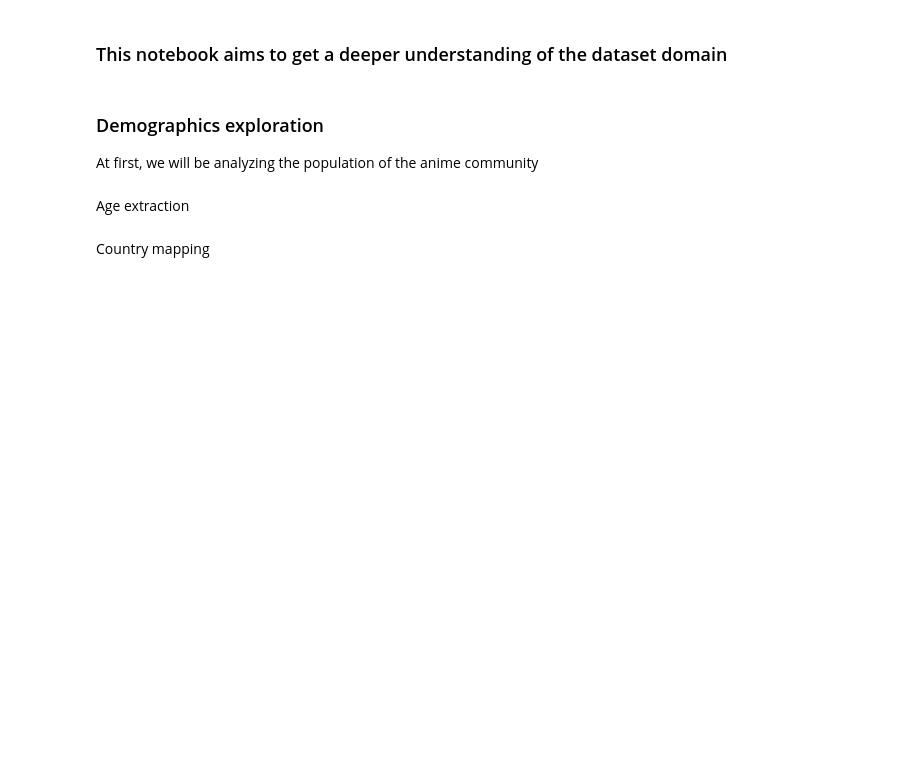
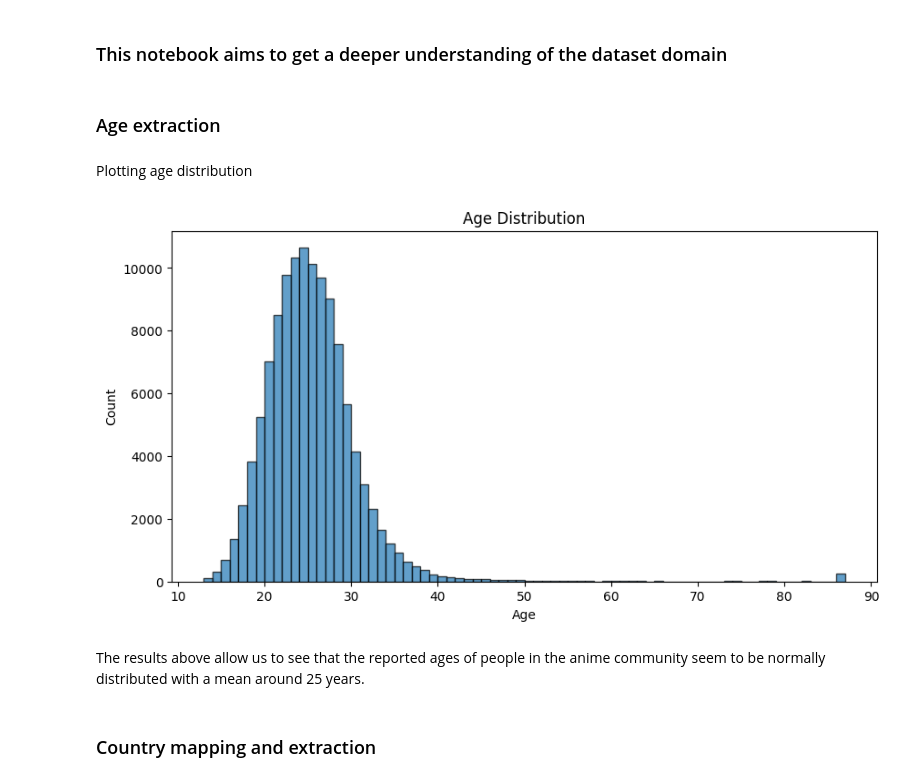
Before and after one commit to SafonovO/MyAnimeList-analysis, a Jupyter notebook: DataExploration.ipynb, the cells around one changed output. Cells and saved outputs as stored; diff of their text form; code cells hidden in the pictures; blank space fills up the shorter version.

```diff
--- a/DataExploration.ipynb
+++ b/DataExploration.ipynb
@@ -7,11 +7,8 @@ import geopandas as gpd
 import matplotlib.pyplot as plt
 from datetime import datetime
 from matplotlib import colors as mcolors
-# %% [markdown]
-### Demographics exploration
-At first, we will be analyzing the population of the anime community
 # %% [markdown]
-Age extraction
+### Age extraction
 # %%
 users = pd.read_csv('Data/userlist_filt.csv')
 users['birth_date'] = pd.to_datetime(users['birth_date'],errors='coerce')
@@ -20,6 +17,19 @@ users = users[users['age'] > 12] # While there is no minimum age, its unlikely t
 ages = users.groupby('age').size().reset_index(name='count')
 ages_expanded = ages.loc[ages.index.repeat(ages['count'])]['age']
 ages['age'] = ages['age'].astype('int64')
+# %% [markdown]
+Plotting age distribution
+# %%
+fig, ax = plt.subplots(1, figsize=(10, 5))
+ax.hist(ages_expanded, bins=range(min(ages['age']), max(ages['age'])), edgecolor='black', alpha=0.7)
+ax.set_title('Age Distribution')
+ax.set_xlabel('Age')
+ax.set_ylabel('Count')
+plt.show()
+# %% [output]
+[figure, added]
+# %% [markdown]
+The results above allow us to see that the reported ages of people in the anime community seem to be normally distributed with a mean around 25 years.
 # %% [markdown]
-Country mapping
+### Country mapping and extraction
 # %%
```
Also changed, not shown: parts of 5 cells of this notebook.
